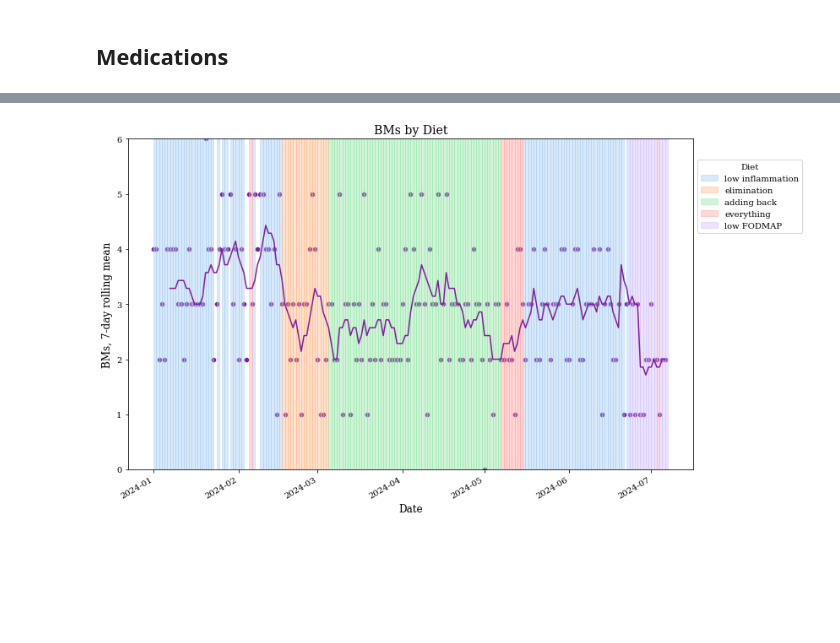
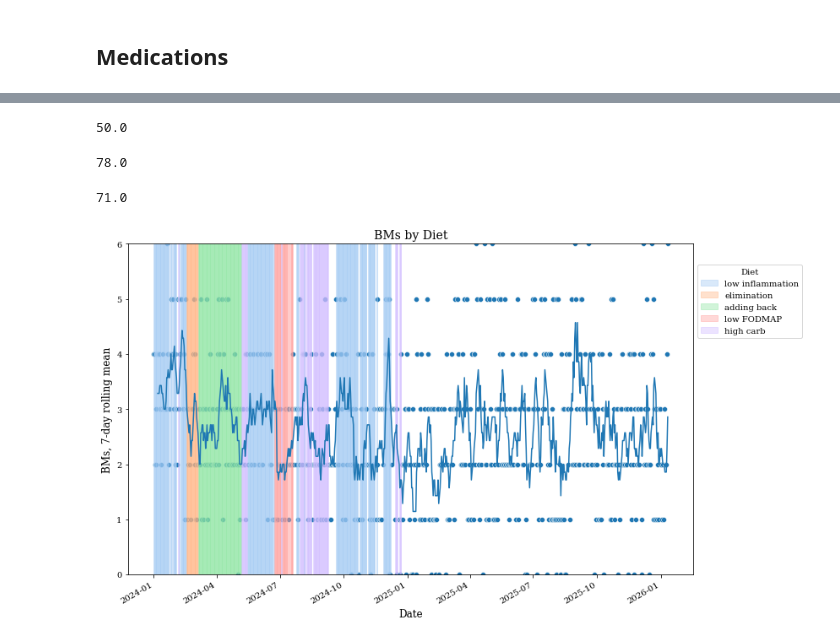
Before and after one commit to roesler-stan/health-analysis, a Jupyter notebook: 2b_analysis_for_drs.ipynb, the cells around one changed output, grey strips where cells are left out. Cells and saved outputs as stored; diff of their text form; code cells hidden in the pictures; blank space fills up the shorter version.

```diff
--- a/2b_analysis_for_drs.ipynb
+++ b/2b_analysis_for_drs.ipynb
@@ -131,0 +138,5 @@ plot_meds_over_time(df)
+# %%
+# PMS = 3 days before start of cycle
+df["pms"] = df["day of cycle"].shift(-3).isin([1,2,3])
+
+df.groupby(["pms"])["depression / sudden mood drop_numeric"].mean()
@@ -132,22 +235,56 @@ plot_meds_over_time(df)
+# %%
+start = pd.to_datetime(event_dates["Germany start"])
+end = pd.to_datetime(event_dates["Germany end"])
+germany = df[
+    (pd.to_datetime(df["date"]) >= start)
+    & (pd.to_datetime(df["date"]) <= end)
+]
+
+germany["diarrhea_bool"].mean().round(2) * 100
+# %% [output]
+50.0
+# %%
+start = pd.to_datetime("2026-01-03")
+end = pd.to_datetime("2026-01-11")
+recent = df[
+    (pd.to_datetime(df["date"]) >= start)
+    & (pd.to_datetime(df["date"]) <= end)
+]
+
+recent["diarrhea_bool"].mean().round(2) * 100
+# %% [output]
+78.0
+# %%
+start = pd.to_datetime("2025-11-01")
+end = pd.to_datetime("2025-12-08")
+recent = df[
+    (pd.to_datetime(df["date"]) >= start)
+    & (pd.to_datetime(df["date"]) <= end)
+]
+
+recent["diarrhea_bool"].mean().round(2) * 100
+# %% [output]
+71.0
 # %%
-diets = ["low inflammation", "elimination", "adding back", "everything", "low FODMAP"]
+sns.set_palette("tab10")
+diets = ["low inflammation", "elimination", "adding back", "low FODMAP", "high carb"]
 df, metric_data, diet_data, metrics_dict = get_diet_data(df, diets)
 start_dt = pd.datetime(2024, 1, 1)
 end_dt = df.index[-2]
 rolling_days = 7
 
 metrics = [
     "BMs",
 ]
 for metric in metrics:
     plot_diet_metric(
         metric,
         df,
         diet_data,
         start_dt,
         end_dt,
         rolling_days=rolling_days,
         include_scatter=True,
     )
 # %% [output]
-[figure, old version]
+[figure, new version]
```
Also changed, not shown: parts of 18 cells of this notebook, 17 other files.
